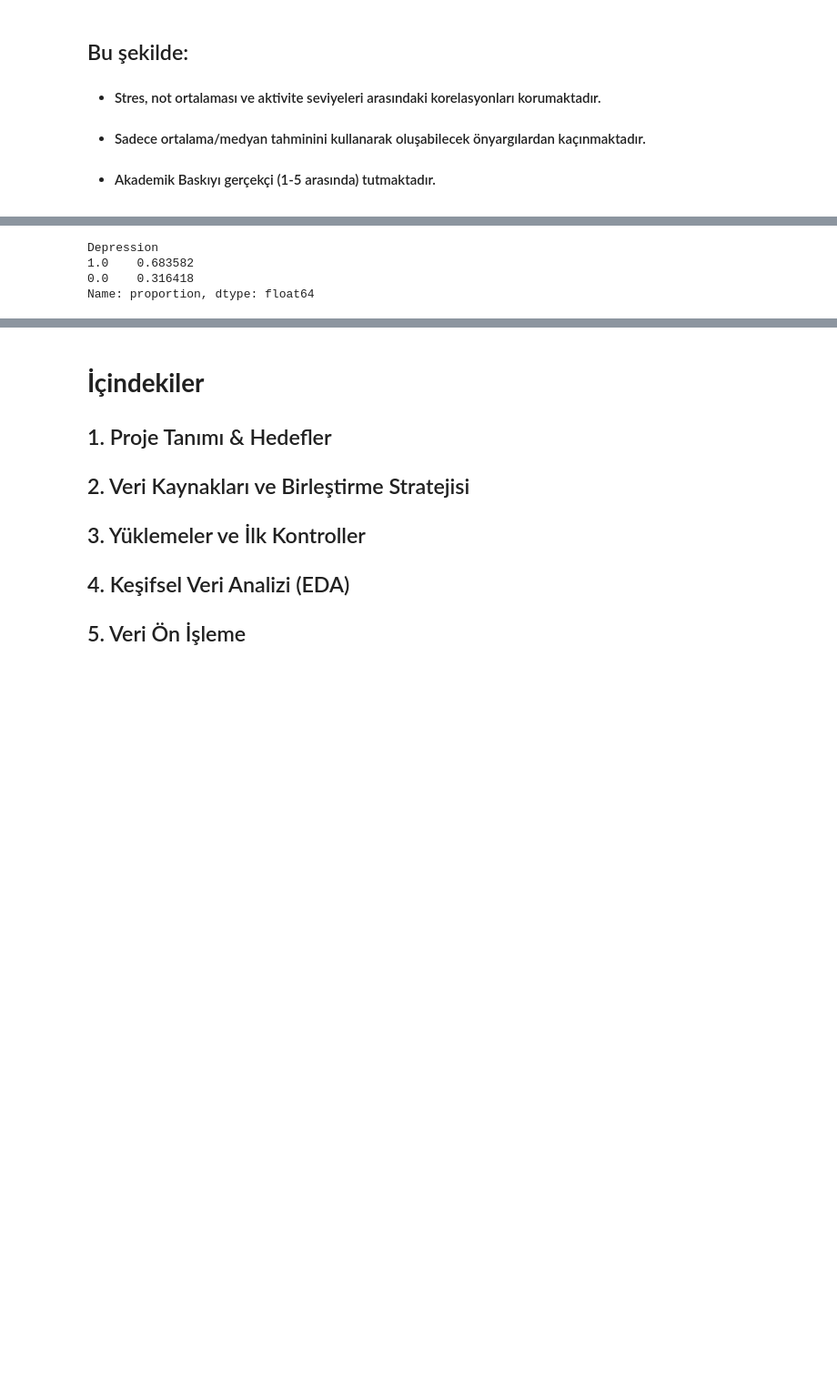
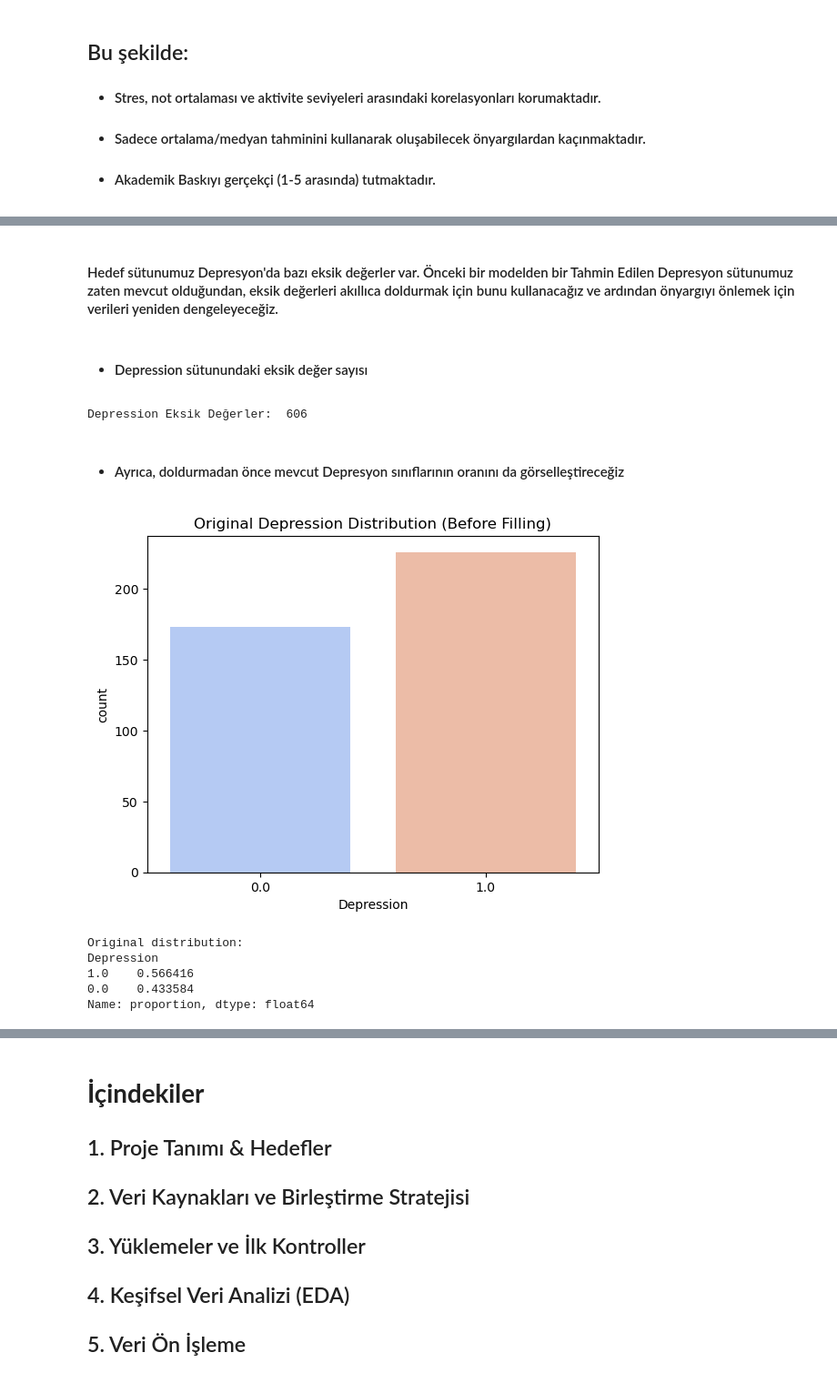
Before and after one commit to baafbass/UniMind, a Jupyter notebook: UniMind.ipynb, the cells around one changed output, grey strips where cells are left out. Shown at 91% size. Saved outputs shown, nothing was run; the diff lists cells and outputs as text; code cells hidden in the pictures; blank space fills up the shorter version.

Commit message:
preprocessed merged data

```diff
--- a/UniMind.ipynb
+++ b/UniMind.ipynb
@@ -609,8 +613,25 @@ merged_df['Depression'] = merged_df['Depression'].fillna(merged_df['Predicted_De
-# %%
-# Re-check balance
-merged_df['Depression'].value_counts(normalize=True)
-# %% [output]
-Depression
-1.0    0.683582
-0.0    0.316418
-Name: proportion, dtype: float64
+# %% [markdown]
+#### Hedef sütunumuz Depresyon'da bazı eksik değerler var. Önceki bir modelden bir Tahmin Edilen Depresyon sütunumuz zaten mevcut olduğundan, eksik değerleri akıllıca doldurmak için bunu kullanacağız ve ardından önyargıyı önlemek için verileri yeniden dengeleyeceğiz.
+# %% [markdown]
+- #### Depression sütunundaki eksik değer sayısı
+# %%
+missing_count = merged_df['Depression'].isna().sum()
+print('Depression Eksik Değerler: ',int(missing_count))
+# %% [output]
+Depression Eksik Değerler:  606
+# %% [markdown]
+- #### Ayrıca, doldurmadan önce mevcut Depresyon sınıflarının oranını da görselleştireceğiz
+# %%
+sns.countplot(x='Depression', hue='Depression', data=merged_df, palette='coolwarm', legend=False)
+plt.title("Original Depression Distribution (Before Filling)")
+plt.show()
+
+print("Original distribution:")
+print(merged_df['Depression'].value_counts(normalize=True))
+# %% [output]
+[figure, added]
+Original distribution:
+Depression
+1.0    0.566416
+0.0    0.433584
+Name: proportion, dtype: float64
```
Also changed, not shown: parts of 27 cells of this notebook.
